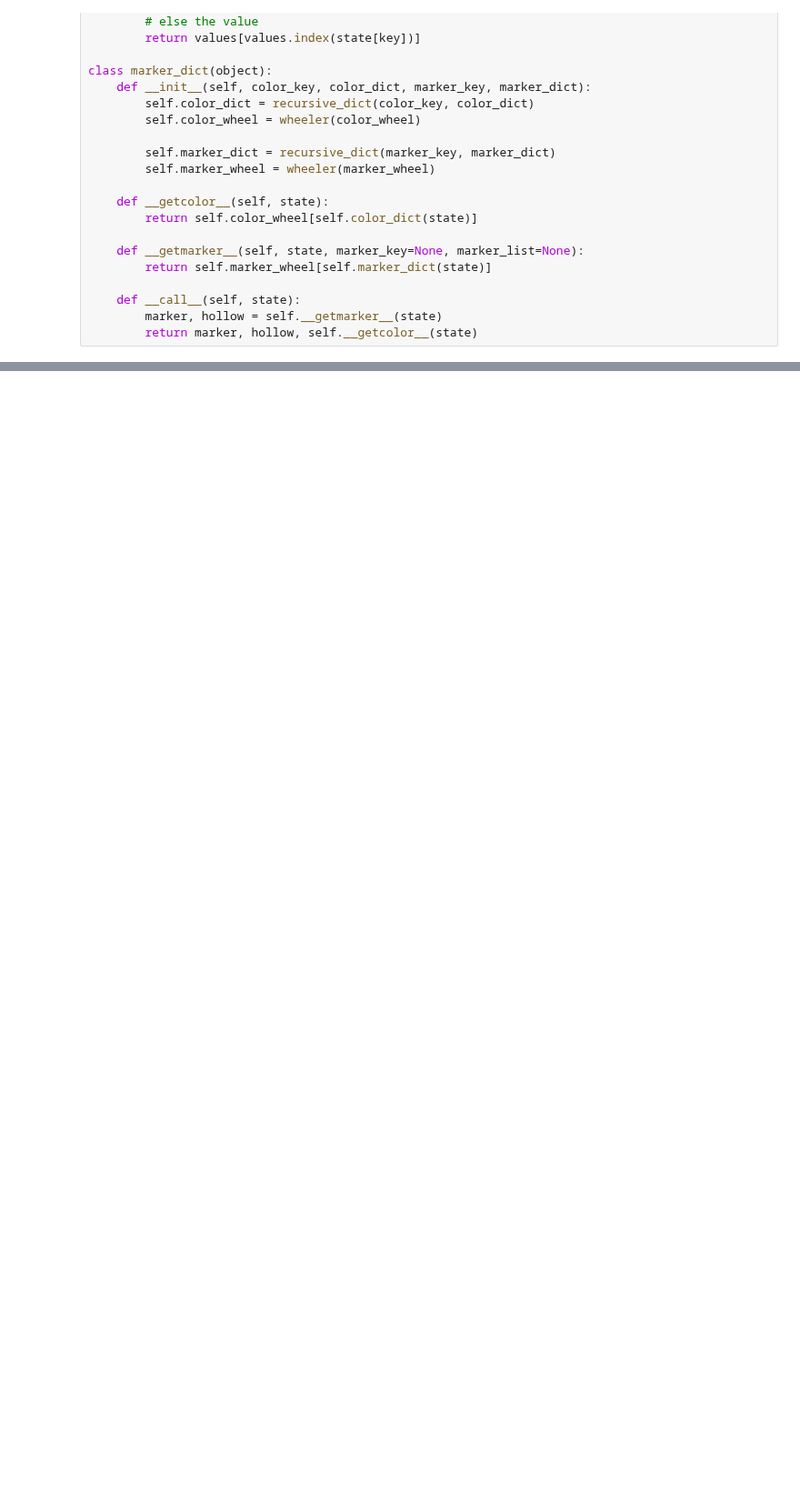
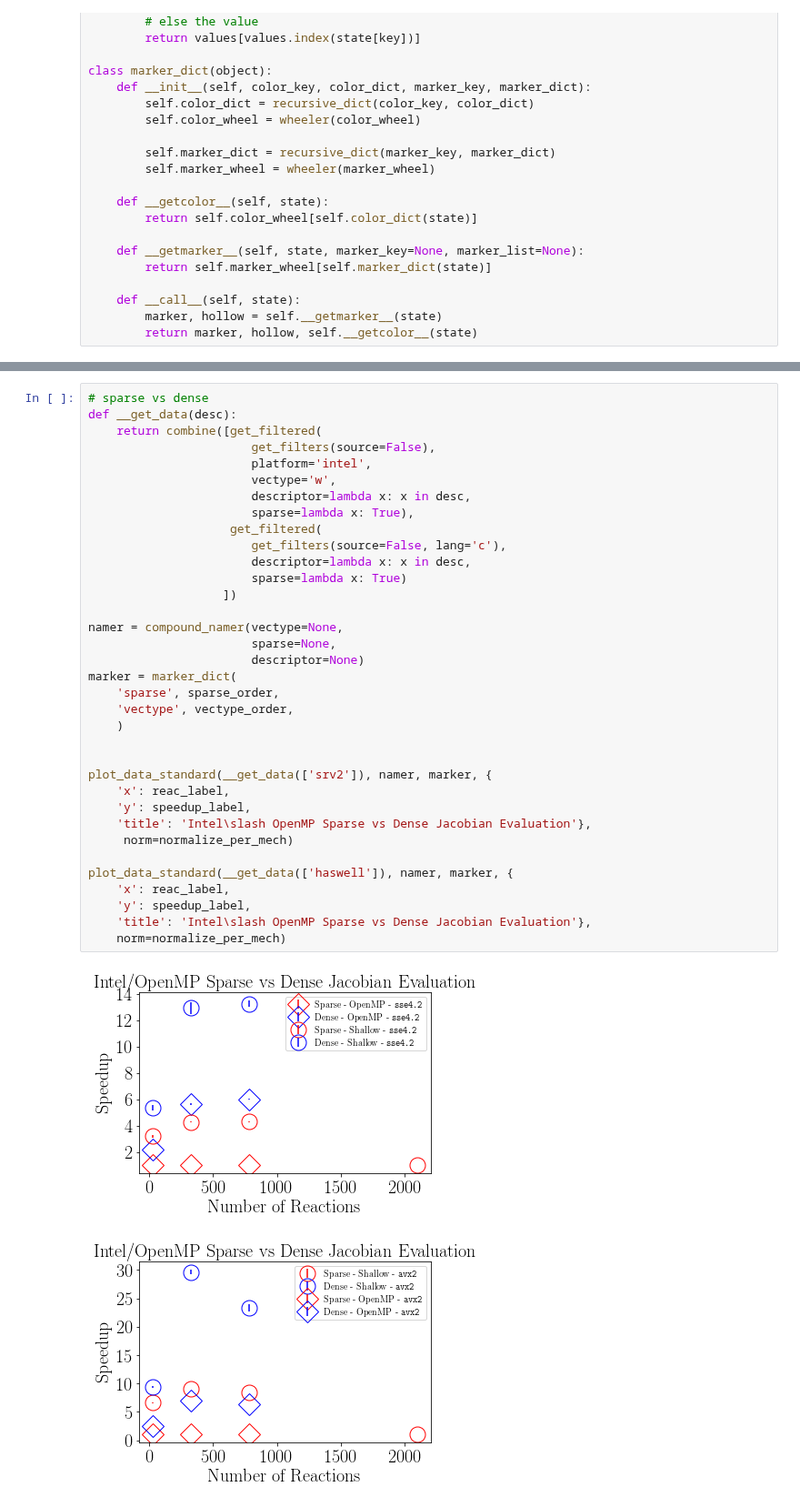
Before and after one commit to skyreflectedinmirrors/SPyJac-paper, a Jupyter notebook: scripts/performance_plots.ipynb, the cells around one changed output, grey strips where cells are left out. Shown at 91% size. Saved outputs shown, nothing was run; the diff lists cells and outputs as text; blank space fills up the shorter version.

```diff
--- a/scripts/performance_plots.ipynb
+++ b/scripts/performance_plots.ipynb
@@ -468,0 +486,38 @@ plot_data_gpu_standard(filtered, namer, marker, {
+# %%
+# sparse vs dense
+def __get_data(desc):
+    return combine([get_filtered(
+                       get_filters(source=False),
+                       platform='intel',
+                       vectype='w',
+                       descriptor=lambda x: x in desc,
+                       sparse=lambda x: True),
+                    get_filtered(
+                       get_filters(source=False, lang='c'),
+                       descriptor=lambda x: x in desc,
+                       sparse=lambda x: True)
+                   ])
+
+namer = compound_namer(vectype=None,
+                       sparse=None,
+                       descriptor=None)
+marker = marker_dict(
+    'sparse', sparse_order,
+    'vectype', vectype_order,
+    )
+
+
+plot_data_standard(__get_data(['srv2']), namer, marker, {
+    'x': reac_label,
+    'y': speedup_label,
+    'title': 'Intel\slash OpenMP Sparse vs Dense Jacobian Evaluation'},
+     norm=normalize_per_mech)
+
+plot_data_standard(__get_data(['haswell']), namer, marker, {
+    'x': reac_label,
+    'y': speedup_label,
+    'title': 'Intel\slash OpenMP Sparse vs Dense Jacobian Evaluation'},
+    norm=normalize_per_mech)
+# %% [output]
+[figure, added]
+[figure, added]
```
Also changed, not shown: parts of 22 cells of this notebook, 1 other file.
